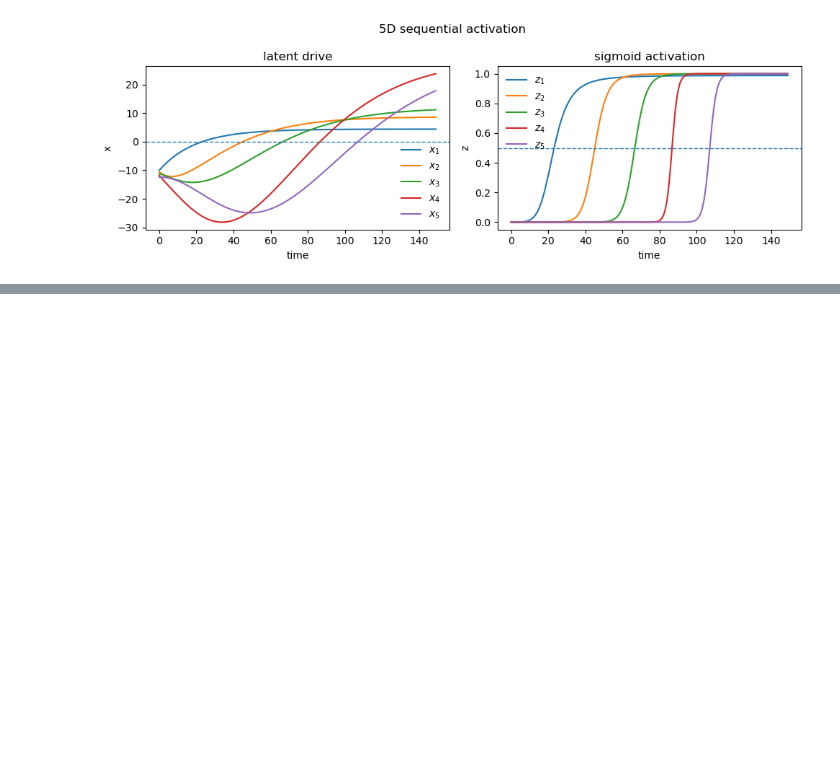
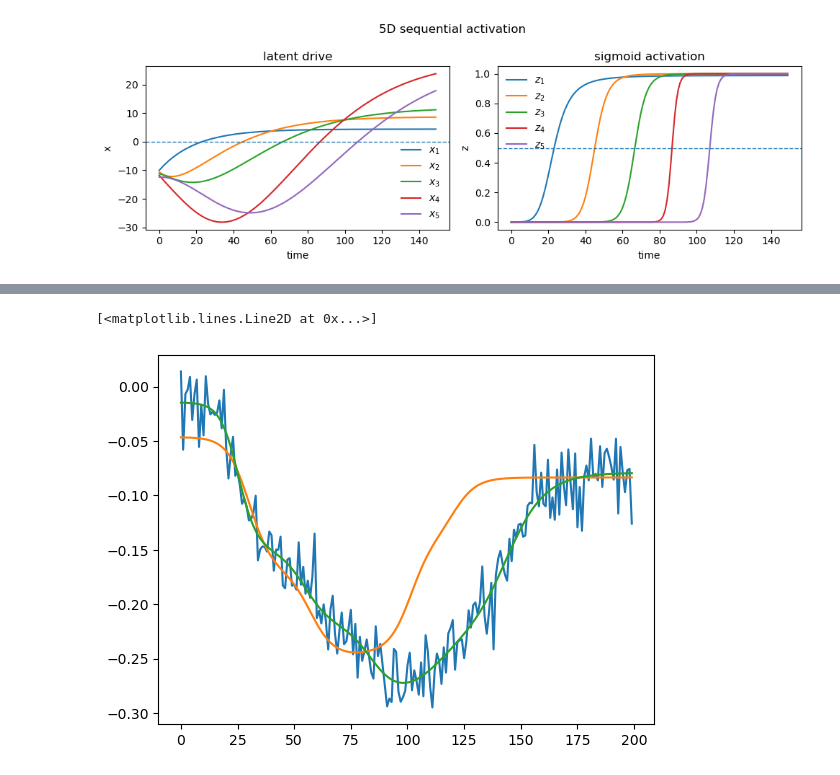
Before and after one commit to stootoon/sequential-sigmoidal-factor-analysis, a Jupyter notebook: sequential-ppca.ipynb, the cells around one changed output, grey strips where cells are left out. Cells and saved outputs as stored; diff of their text form; code cells hidden in the pictures; blank space fills up the shorter version.

```diff
--- a/sequential-ppca.ipynb
+++ b/sequential-ppca.ipynb
@@ -591,0 +299,8 @@ fit["model"].plot_observations(yhat)
+# %%
+which_i = 3
+plt.plot(y[:,which_i])
+plt.plot(yhat0[:,which_i])
+plt.plot(yhat[:,which_i])
+# %% [output]
+[<matplotlib.lines.Line2D at 0x...>]
+[figure, added]
```
Also changed, not shown: parts of 11 cells of this notebook.
